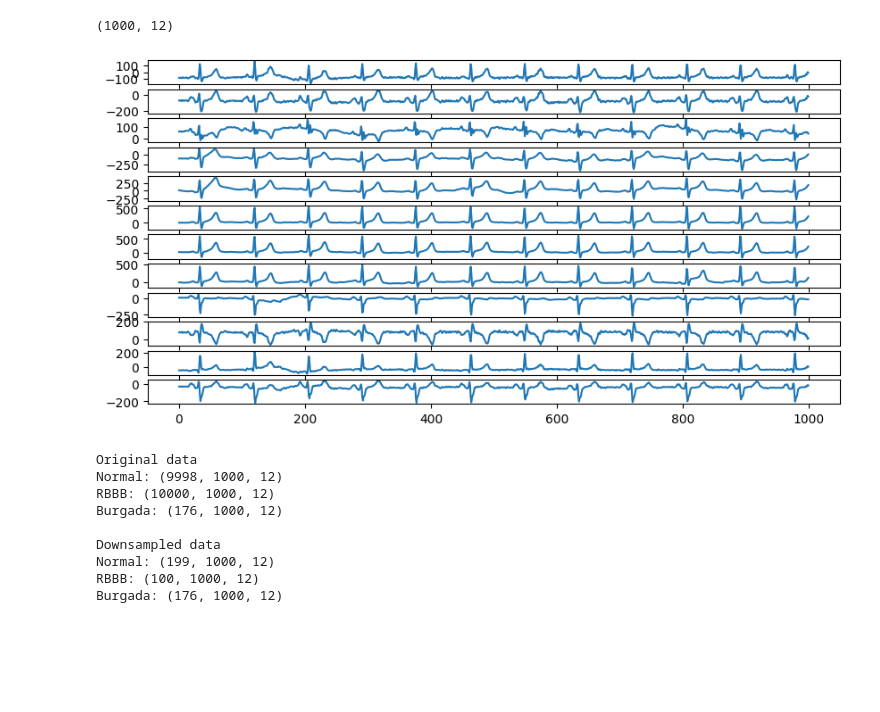
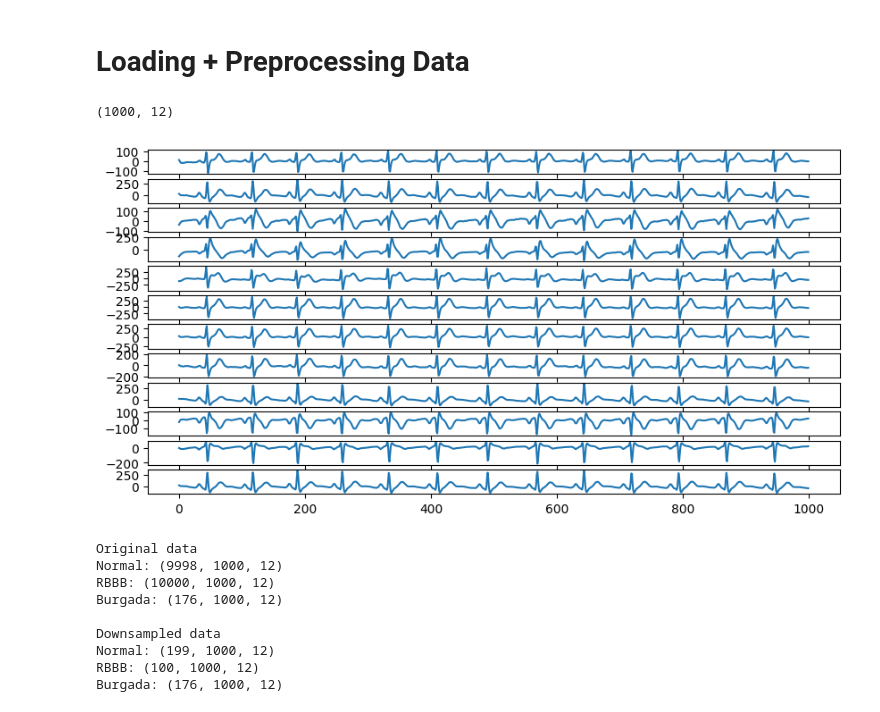
Before and after one commit to raaifhadadi/FYP, a Jupyter notebook: brugada.ipynb, the cells around one changed output. Saved outputs shown, nothing was run; the diff lists cells and outputs as text; code cells hidden in the pictures; blank space fills up the shorter version.

```diff
--- a/brugada.ipynb
+++ b/brugada.ipynb
@@ -34,4 +34,6 @@ To enable them in other operations, rebuild TensorFlow with the appropriate comp
 <module 'data_augmentation' from '/home/raaif/Desktop/Uni/y4/FYP/data_augmentation.py'>
+# %% [markdown]
+# Loading + Preprocessing Data
 # %%
 # Load the data
 brugada_path = 'DAT China/DAT China Brugada ECGs/dat'
@@ -120,14 +122,14 @@ RBBB_data, RBBB_labels = load_china_data(RBBB_path, 0)
 # %%
-rand_sample = Normal_data[np.random.randint(0, Normal_data.shape[0])]
+rand_sample = brugada_data[np.random.randint(0, brugada_data.shape[0])]
 # rand_sample = Normal_data[0]
 print(rand_sample.shape)
 
 bar, axes = plt.subplots(rand_sample.shape[1], 1, figsize=(10,5))
 for i in range(rand_sample.shape[1]):
     sns.lineplot(x=np.arange(rand_sample.shape[0]), y=rand_sample[:, i], ax=axes[i])
 # %% [output]
 (1000, 12)
-[figure, old version]
+[figure, new version]
 # %%
 # Downsample for training
 
```
Also changed, not shown: parts of 21 cells of this notebook, 1 other file.
